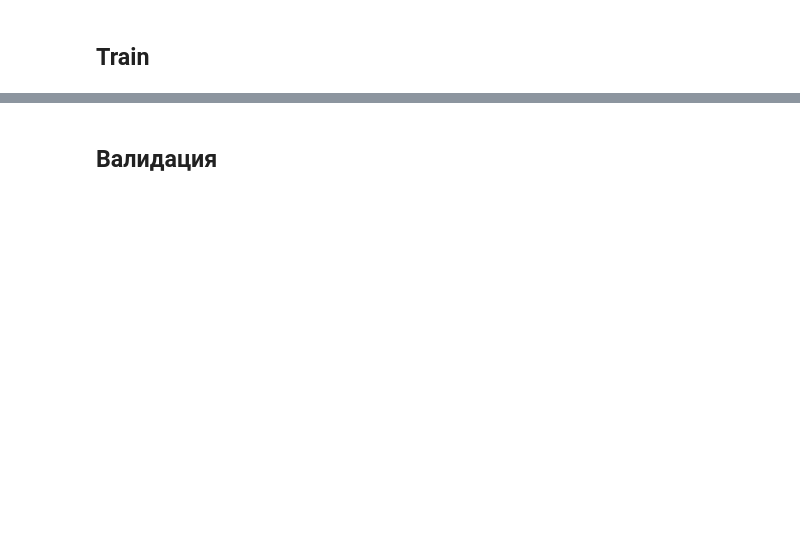
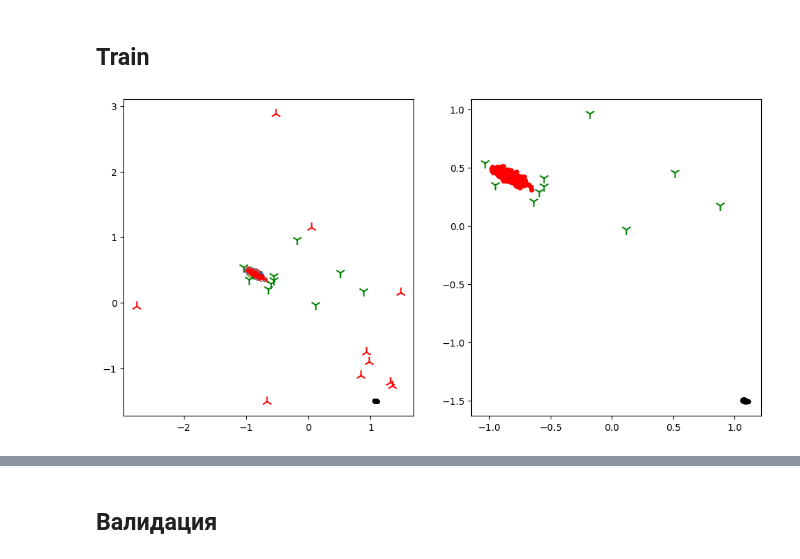
Before and after one commit to kenoma/pytorch-fuzzy, a Jupyter notebook: experiments_anomaly_detection_3.ipynb, the cells around one changed output, grey strips where cells are left out. Saved outputs shown, nothing was run; the diff lists cells and outputs as text; code cells hidden in the pictures; blank space fills up the shorter version.

Commit message:
fucking eval

```diff
--- a/experiments_anomaly_detection_3.ipynb
+++ b/experiments_anomaly_detection_3.ipynb
@@ -18,13 +18,13 @@ import os
 os.environ['CUDA_LAUNCH_BLOCKING']="1"
 os.environ['TORCH_USE_CUDA_DSA'] = "1"
 # %%
-batch_size = 32
+batch_size = 256
 
 nz = 100
 ngf = 32
 ngpu = 1
 
-niter = 120
+niter = 520
 
 prefix = f"fuzzy_gan_anomaly_detection"
 writer = SummaryWriter(f'runs/mnist/{prefix}_{datetime.now().strftime("%Y%m%d-%H%M%S")}')
@@ -276,2 +233,7 @@ def gas_temperature(d, target_min, target_max):
+# %%
+def keep_eigenvals_positive_loss(layer, eps = 1e-3):
+    ev = layer.get_transformation_matrix_eigenvals().real.min()
+    ev = torch.clamp(ev, max=eps)
+    return -ev
 # %%
 def get_test_arate_distr(D):
@@ -372,74 +335,77 @@ def draw_embeddings(epoch):
     #writer.add_figure('Embeddings', fig, epoch)
 # %%
+netG.train()
+netD.train()
+
 for epoch in range(niter):
-
-    netG.train()
-    netD.train()
     report_aver_pos = 0
     report_aver_neg = 0
     report_loss_G = 0
+    report_ev = 0
     local_count = 0
 
     for i, data in enumerate(tqdm(train_loader, desc='Training', disable=True)):
-
         real_cpu = data[0].to(device)
         batch_size = real_cpu.size(0)
 
         noise = torch.randn(batch_size, nz, 1, 1, device=device)
         fake = netG(noise)
 
         netD.zero_grad()
 
-        #_ = netD(real_cpu)
-        #temp_loss = gas_temperature(netD.core[0], 0.01, 0.02)
-        #temp_loss.backward()
+        firing = netD(real_cpu)
+        errD_real = torch.square(1 - firing).mean()
+        errD_real.backward(retain_graph=True)
+        ev_loss = keep_eigenvals_positive_loss(netD.real[0])
+        ev_loss.backward()
+        report_ev = np.maximum(report_ev, ev_loss.item())
 
-        firing_c = netD(real_cpu)
-        #firing_c = torch.clamp(firing_c,0, 8)
-        errD_real = torch.square(firing_c - 1).mean()
-        errD_real.backward()
-
-        neg_firing_c = netD(fake.detach())
-        errD_fake = torch.square(neg_firing_c-0.99).mean()
-        errD_fake.backward()
+        nfiring = netD(fake.detach())
+        errD_fake = torch.square(1 + nfiring).mean()
+        errD_fake.backward(retain_graph=True)
+        ev_loss = keep_eigenvals_positive_loss(netD.fake[0])
+        ev_loss.backward()
+        report_ev = np.maximum(report_ev, ev_loss.item())
 
         optimizerD.step()
 
         netD.zero_grad()
         netG.zero_grad()
-        gcore = netD(fake)
-        errG = torch.square(gcore - 1).mean()
+        genr = netD(fake)
+        errG = torch.square(genr).mean()
         errG.backward()
         optimizerG.step()
 
         local_count += 1
         report_loss_G += errG.item()
-        report_aver_pos += firing_c.mean().item()
-        report_aver_neg += neg_firing_c.mean().item()
+        report_aver_pos += firing.mean().item()
+        report_aver_neg += nfiring.mean().item()
 
-    netG.eval()
-    netD.eval()
+    with torch.no_grad():
+        losses = {}
 
-    losses = {}
+        losses['G'] = report_loss_G / local_count
+        losses['POS'] = report_aver_pos / local_count
+        losses['NEG'] = report_aver_neg / local_count
+        losses['EV'] = report_ev
 
-    losses['G'] = report_loss_G / local_count
-    losses['POS'] = report_aver_pos / local_count
-    losses['NEG'] = report_aver_neg / local_count
+        writer.add_scalars('Loss', losses, epoch)
+        fake = netG(fixed_noise)
+        writer.add_images('Generated images', fake.detach(), epoch)
+        draw_embeddings(epoch)
 
-    writer.add_scalars('Loss', losses, epoch)
-    fake = netG(fixed_noise)
-    writer.add_images('Generated images', fake.detach(), epoch)
-    draw_embeddings(epoch)
+        mnist_distr, auc = get_test_arate_distr(netD)
+        mnist_distr_q = {}
+        mnist_distr_q["q20"] = np.quantile(mnist_distr, 0.2)
+        mnist_distr_q["q80"] = np.quantile(mnist_distr, 0.8)
+        writer.add_scalars("MNIST test  firings", mnist_distr_q, epoch)
+        writer.add_scalar("AUC", auc, epoch)
+        mnist_distr_q["auc"] = auc
 
-    mnist_distr, auc = get_test_arate_distr(netD)
-    mnist_distr_q = {}
-    mnist_distr_q["q20"] = np.quantile(mnist_distr, 0.2)
-    mnist_distr_q["q80"] = np.quantile(mnist_distr, 0.8)
-    writer.add_scalars("MNIST test  firings", mnist_distr_q, epoch)
-    writer.add_scalar("AUC", auc, epoch)
-    mnist_distr_q["auc"] = auc
+        print(f"Epoch {epoch}/{niter}")
+        print({**losses, **mnist_distr_q})
 
-    print(f"Epoch {epoch}/{niter}")
-    print(losses | mnist_distr_q)
 #draw_embeddings(epoch)
 #num_gpu = 1 if torch.cuda.is_available() else 0
+# %% [output]
+[figure, added]
```
Also changed, not shown: parts of 18 cells of this notebook, 38 other files.
